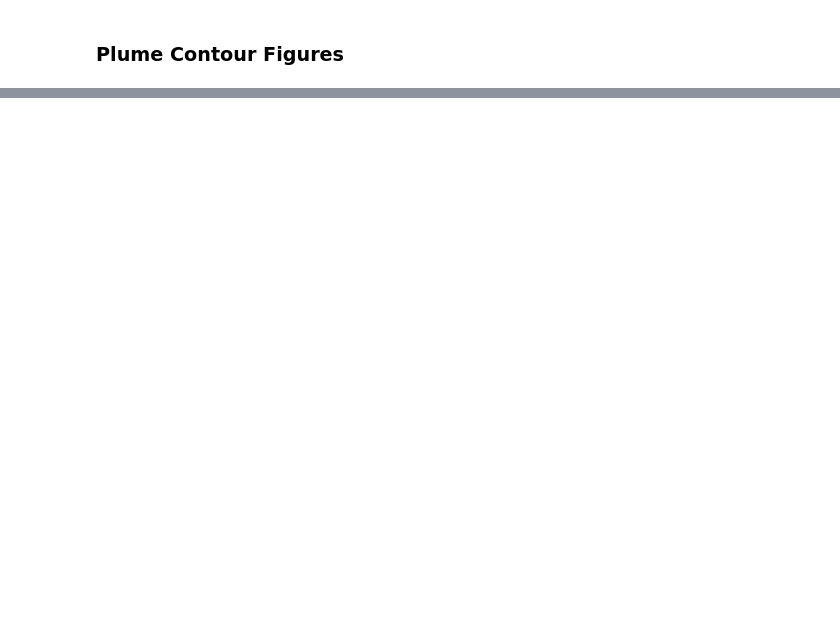
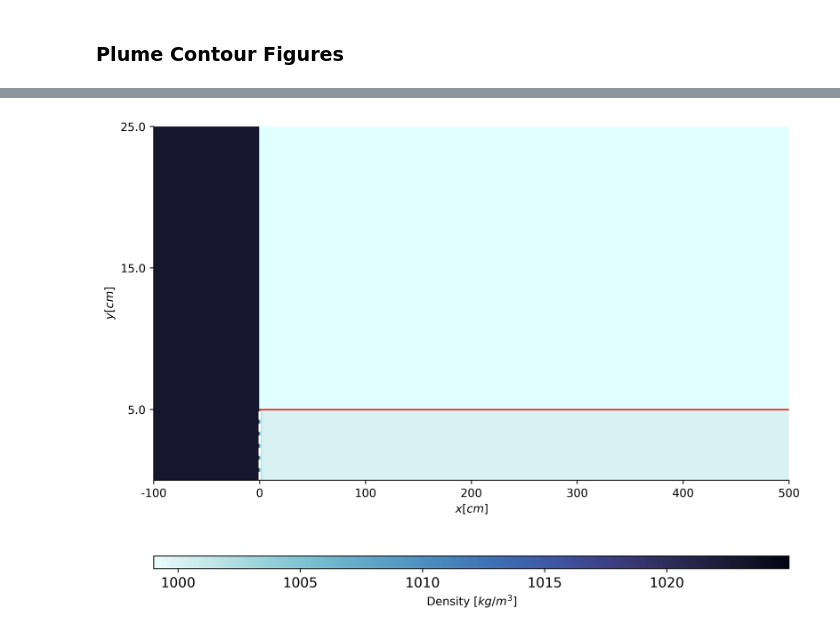
Before and after one commit to madiemamer/seawater-intrusion, a Jupyter notebook: contourFigure.ipynb, the cells around one changed output, grey strips where cells are left out. Drawn from its saved outputs; the diff is of its cells as text; code cells hidden in the pictures; blank space fills up the shorter version.

```diff
--- a/contourFigure.ipynb
+++ b/contourFigure.ipynb
@@ -185,0 +195,94 @@ plt.savefig('plumes.png')
+# %%
+F2cu2_body = pd.read_csv('f2cu2_initialization')
+
+F2cu2_body.rename(columns = {
+        'nodenumber' : 'nodenumber',
+        '    x-coordinate' : 'x',
+        '    y-coordinate' : 'y',
+        '         density' : 'rho',
+        '      x-velocity' : 'xVel',
+        '      y-velocity' : 'yVel',
+        '     temperature' : 'temp',
+        'turb-kinetic-energy' : 'tke',
+        '  turb-diss-rate' : 'epsilon',
+        '  viscosity-turb' : 'turbVisc',
+        '            nacl' : 'salt'
+    }, inplace = True)
+
+##contours
+F2cu2_channel = F2cu2_body.where(F2cu2_body['x'] >= 2).dropna()
+F2cu2_channel = F2cu2_channel.sort_values(by = ['x'])
+F2cu2_ocean = F2cu2_body.where(F2cu2_body['x'] <= 2).dropna()
+F2cu2_ocean = F2cu2_ocean.sort_values(by = ['x'])
+
+
+xO = np.linspace(-2,0,1000)
+yO = np.linspace(0,5,500)
+xO1, yO1 = np.meshgrid(xO,yO)
+
+xC = np.linspace(0,30,5000)
+yC = np.linspace(0,0.05,10)
+
+xC1,yC1 = np.meshgrid(xC,yC)
+
+xO_pos1 = F2cu2_ocean['x'] - 2
+yO_pos1 = F2cu2_ocean['y']
+
+xC_pos1 = F2cu2_channel['x'] - 2
+yC_pos1 = F2cu2_channel['y']
+
+rhoO1 = F2cu2_ocean['rho']
+rhoC1 = F2cu2_channel['rho']
+
+zgridO1 = griddata((xO_pos1,yO_pos1), rhoO1, (xO1,yO1))
+zgridC1 = griddata((xC_pos1,yC_pos1), rhoC1, (xC1,yC1))
+
+
+
+##Plotting
+
+fig, ax = plt.subplots(1,figsize = (8,5), dpi = 500)
+
+iceBase = np.ones((100)) * 0.05
+line = np.linspace(0,30,100)
+iceSide = np.ones((100)) * 0
+vLine = np.linspace(0.05,5,100)
+vLine2 = np.linspace(0,0.05,100)
+
+##### f2 #####
+norm = matplotlib.colors.TwoSlopeNorm(vmin=np.nanmin(zgridC1), vcenter = np.nanmean(zgridC1), vmax=np.nanmax(zgridC1))
+
+ZC_smooth = gaussian_filter(zgridC1, sigma=2)
+ZO_smooth = gaussian_filter(zgridO1, sigma=2)
+
+
+cO = ax.pcolormesh(xO1, yO1, ZO_smooth, cmap= cmo.cm.ice_r, vmin = 999, vmax = 1025)
+cC = ax.pcolormesh(xC1, yC1, ZC_smooth, cmap = cmo.cm.ice_r, vmin = 999, vmax = 1025)
+
+ax.plot(line, iceBase, color = 'red', linewidth = 1, zorder = 4)
+ax.plot(iceSide, vLine, 'k', linewidth = 1)
+ax.plot(iceSide, vLine2, 'white',linestyle = '--',linewidth = 2)
+
+
+rect = patches.Rectangle((0, 0.05), 5, 0.35, linewidth=1, edgecolor='lightcyan', facecolor='lightcyan', zorder = 3)
+ax.add_patch(rect)
+rect2 = patches.Rectangle((0, 0.15), 1, 0.05, linewidth=1, edgecolor='lightcyan', facecolor='lightcyan', zorder = 3)
+ax.add_patch(rect2)
+cbar = plt.colorbar(cC,location = 'bottom', aspect = 50, label = 'Density $[kg/m^3]$')
+cbar.ax.set_xticks([1000, 1005,1010,1015,1020])
+cbar.ax.set_xticklabels([1000, 1005,1010,1015,1020],rotation=0, fontsize = 12)
+cbar.set_label('Density $[kg/m^3]$')
+
+ax.set_ylim(0,0.25);ax.set_xlim(-1,5);
+ax.set_xlabel('$ x[cm]$'); ax.set_ylabel('$ y[cm]$');
+ax.spines['right'].set_visible(False);
+ax.spines['top'].set_visible(False);
+ax.spines['left'].set_visible(True);
+ax.spines['bottom'].set_visible(True);
+ax.set_xticks([-1,0,1,2,3,4,5])
+ax.set_xticklabels([-1*100,0,1*100,2*100,3*100,4*100,5*100])
+ax.set_yticks([0.05, 0.15, 0.25]);
+ax.set_yticklabels([0.05*100, 0.15*100, 0.25*100]);
+plt.savefig('densityContour_initial.png', dpi = 500)
+# %% [output]
+[figure, added]
```
Also changed, not shown: parts of 6 cells of this notebook, 3 other files.
